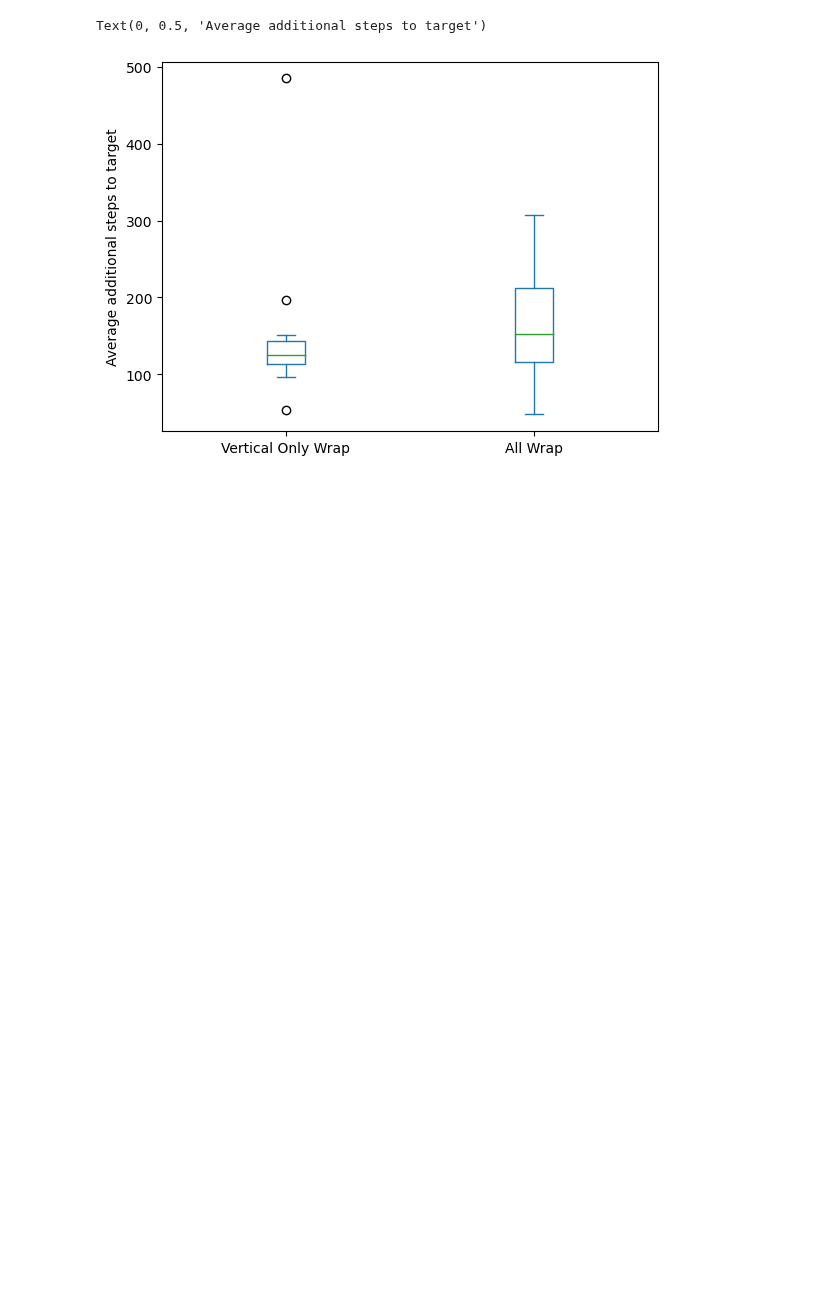
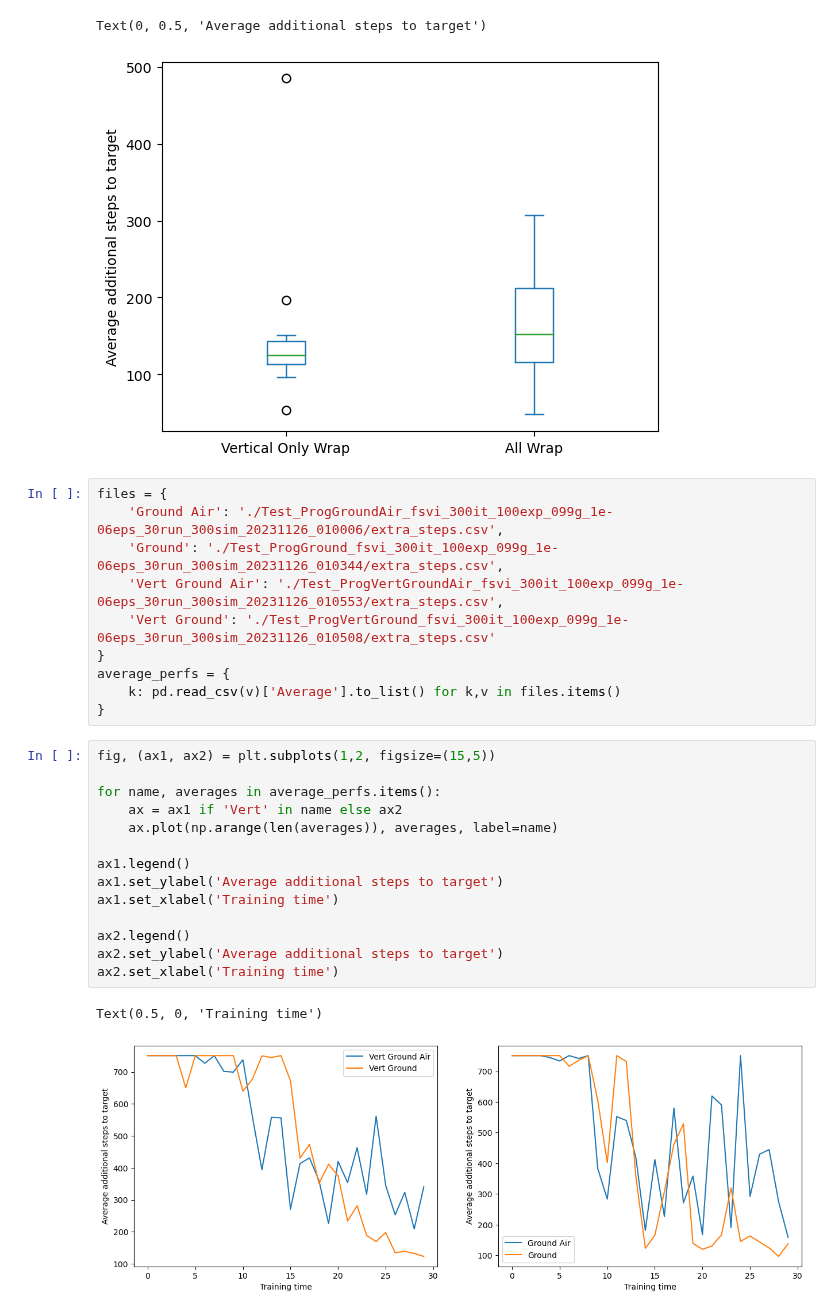
Before and after one commit to PimLb/POMDP_PBVI_Exploration, a Jupyter notebook: Experiments/Olfactory Navigation/visualize_results.ipynb, the cells around one changed output. Drawn from its saved outputs; the diff is of its cells as text; blank space fills up the shorter version.

Commit message:
Plotting of perf over solving process

```diff
--- a/Experiments/Olfactory Navigation/visualize_results.ipynb
+++ b/Experiments/Olfactory Navigation/visualize_results.ipynb
@@ -115,3 +115,30 @@ plt.ylabel('Average additional steps to target')
 # %% [output]
 Text(0, 0.5, 'Average additional steps to target')
 [figure]
+# %%
+files = {
+    'Ground Air': './Test_ProgGroundAir_fsvi_300it_100exp_099g_1e-06eps_30run_300sim_20231126_010006/extra_steps.csv',
+    'Ground': './Test_ProgGround_fsvi_300it_100exp_099g_1e-06eps_30run_300sim_20231126_010344/extra_steps.csv',
+    'Vert Ground Air': './Test_ProgVertGroundAir_fsvi_300it_100exp_099g_1e-06eps_30run_300sim_20231126_010553/extra_steps.csv',
+    'Vert Ground': './Test_ProgVertGround_fsvi_300it_100exp_099g_1e-06eps_30run_300sim_20231126_010508/extra_steps.csv'
+}
+average_perfs = {
+    k: pd.read_csv(v)['Average'].to_list() for k,v in files.items()
+}
+# %%
+fig, (ax1, ax2) = plt.subplots(1,2, figsize=(15,5))
+
+for name, averages in average_perfs.items():
+    ax = ax1 if 'Vert' in name else ax2
+    ax.plot(np.arange(len(averages)), averages, label=name)
+
+ax1.legend()
+ax1.set_ylabel('Average additional steps to target')
+ax1.set_xlabel('Training time')
+
+ax2.legend()
+ax2.set_ylabel('Average additional steps to target')
+ax2.set_xlabel('Training time')
+# %% [output]
+Text(0.5, 0, 'Training time')
+[figure, added]
```
